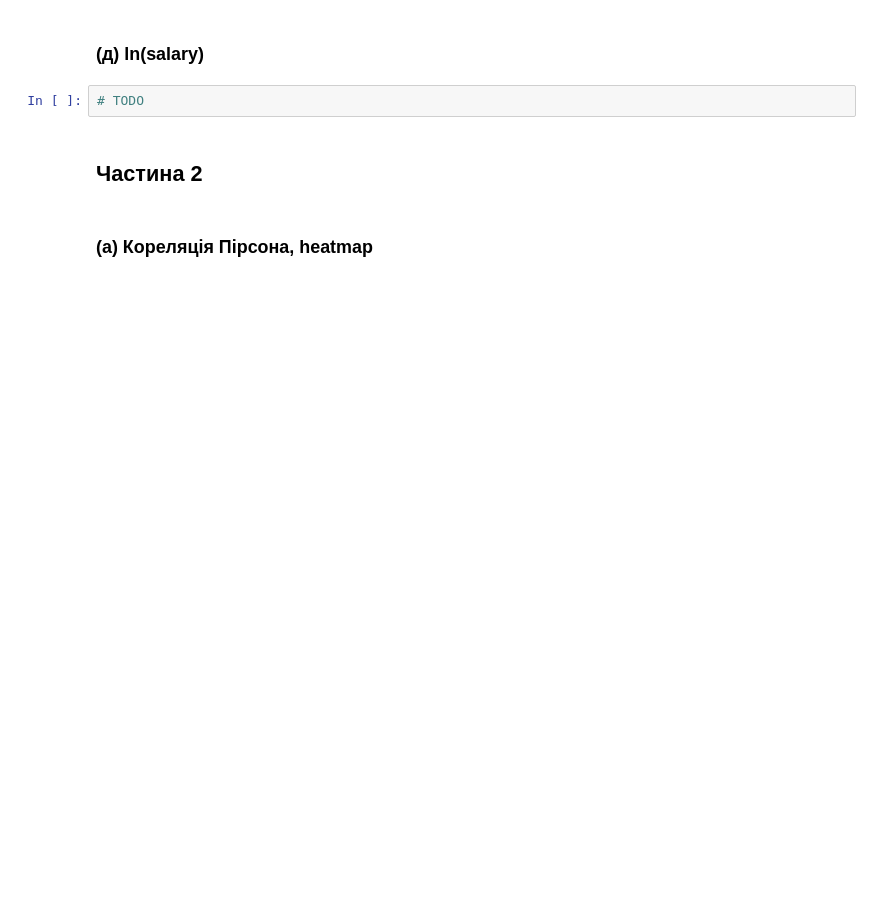
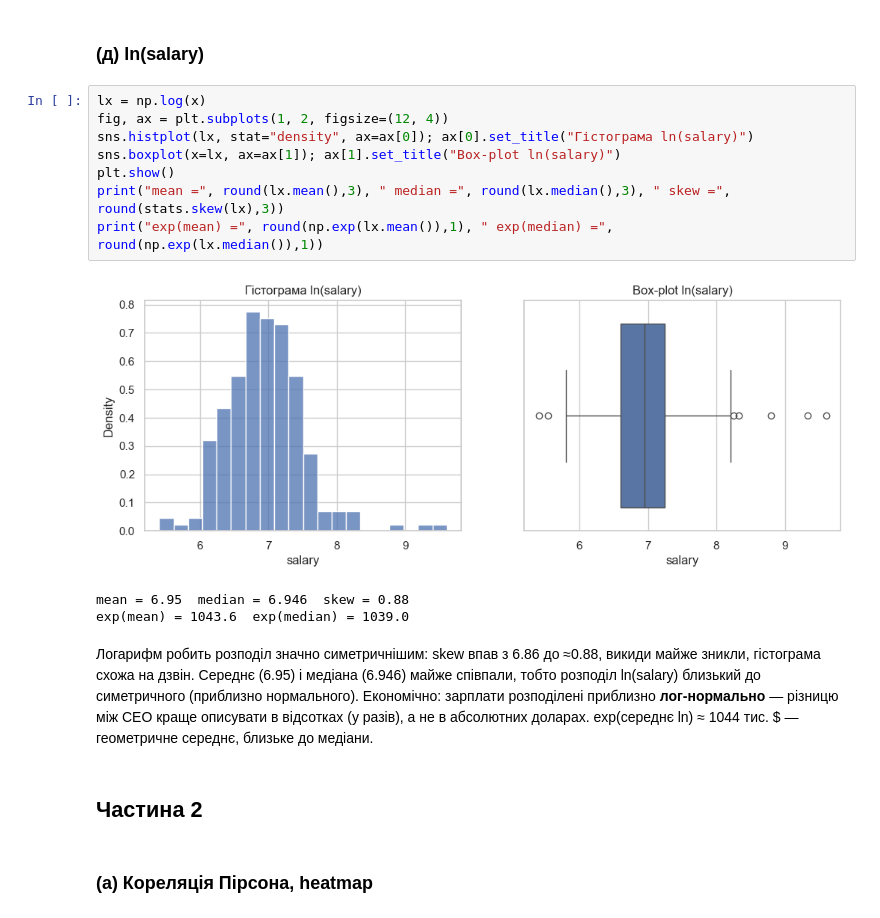
Before and after one commit to iqura9/stats-lab1, a Jupyter notebook: task1_ceosal1.ipynb, the cells around one changed output. Cells and saved outputs as stored; diff of their text form; blank space fills up the shorter version.

```diff
--- a/task1_ceosal1.ipynb
+++ b/task1_ceosal1.ipynb
@@ -79,7 +161,19 @@ df.describe().round(2)
 # %% [markdown]
 ### (д) ln(salary)
-# %%
-# TODO
+# %%
+lx = np.log(x)
+fig, ax = plt.subplots(1, 2, figsize=(12, 4))
+sns.histplot(lx, stat="density", ax=ax[0]); ax[0].set_title("Гістограма ln(salary)")
+sns.boxplot(x=lx, ax=ax[1]); ax[1].set_title("Box-plot ln(salary)")
+plt.show()
+print("mean =", round(lx.mean(),3), " median =", round(lx.median(),3), " skew =", round(stats.skew(lx),3))
+print("exp(mean) =", round(np.exp(lx.mean()),1), " exp(median) =", round(np.exp(lx.median()),1))
+# %% [output]
+[figure, added]
+mean = 6.95  median = 6.946  skew = 0.88
+exp(mean) = 1043.6  exp(median) = 1039.0
+# %% [markdown]
+Логарифм робить розподіл значно симетричнішим: skew впав з 6.86 до ≈0.88, викиди майже зникли, гістограма схожа на дзвін. Середнє (6.95) і медіана (6.946) майже співпали, тобто розподіл ln(salary) близький до симетричного (приблизно нормального). Економічно: зарплати розподілені приблизно **лог-нормально** — різницю між CEO краще описувати в відсотках (у разів), а не в абсолютних доларах. exp(середнє ln) ≈ 1044 тис. $ — геометричне середнє, близьке до медіани.
 # %% [markdown]
 ## Частина 2
 # %% [markdown]
```
Also changed, not shown: parts of 32 cells of this notebook.
